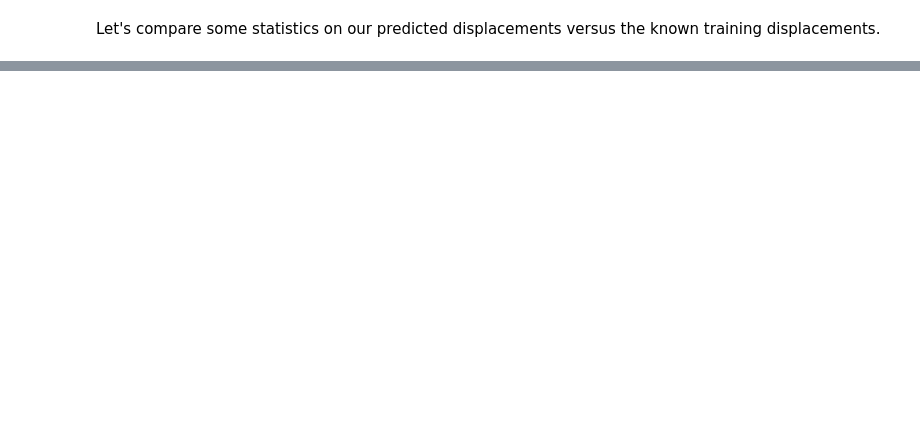
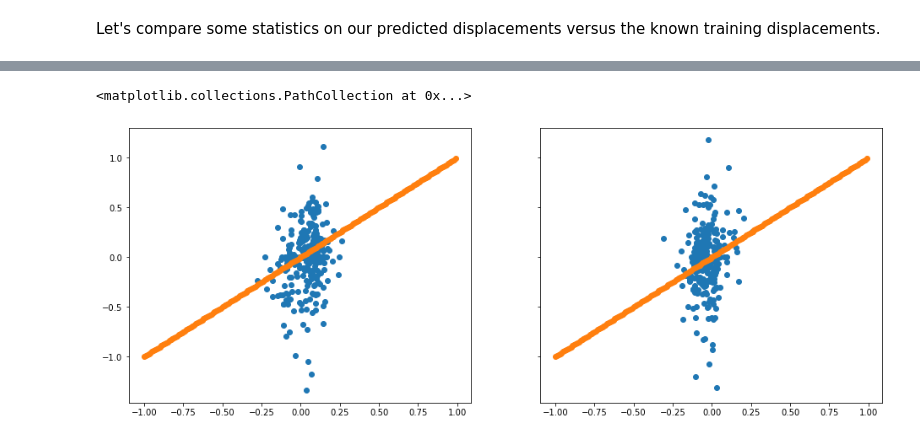
Before and after one commit to tuguldurs/lacuna, a Jupyter notebook: notebooks/Sentinel_CNN.ipynb, the cells around one changed output, grey strips where cells are left out. Cells and saved outputs as stored; diff of their text form; code cells hidden in the pictures; blank space fills up the shorter version.

```diff
--- a/notebooks/Sentinel_CNN.ipynb
+++ b/notebooks/Sentinel_CNN.ipynb
@@ -528,0 +530,4 @@ As you can see, the model is very conservative and often makes little to no corr
+# %%
+best_checkpoint = str(Path("model-outputs") / "epoch=0-step=29.ckpt")
+Sentinel_model = PretrainedSentinelModel.load_from_checkpoint(best_checkpoint)
+submission = Sentinel_model.make_submission_frame(X_train)
@@ -528,0 +536,12 @@ As you can see, the model is very conservative and often makes little to no corr
+# %%
+fig, ax = plt.subplots(nrows=1, ncols=2, figsize=(16, 6), sharex=True, sharey=True)
+
+std = np.arange(-1, 1, 0.01)
+ax[0].scatter(submission["x"], y_train["x"])
+ax[0].scatter(std, std)
+
+ax[1].scatter(submission["y"], y_train["y"])
+ax[1].scatter(std, std)
+# %% [output]
+<matplotlib.collections.PathCollection at 0x...>
+[figure, added]
```
Also changed, not shown: parts of 10 cells of this notebook, 1 other file.
